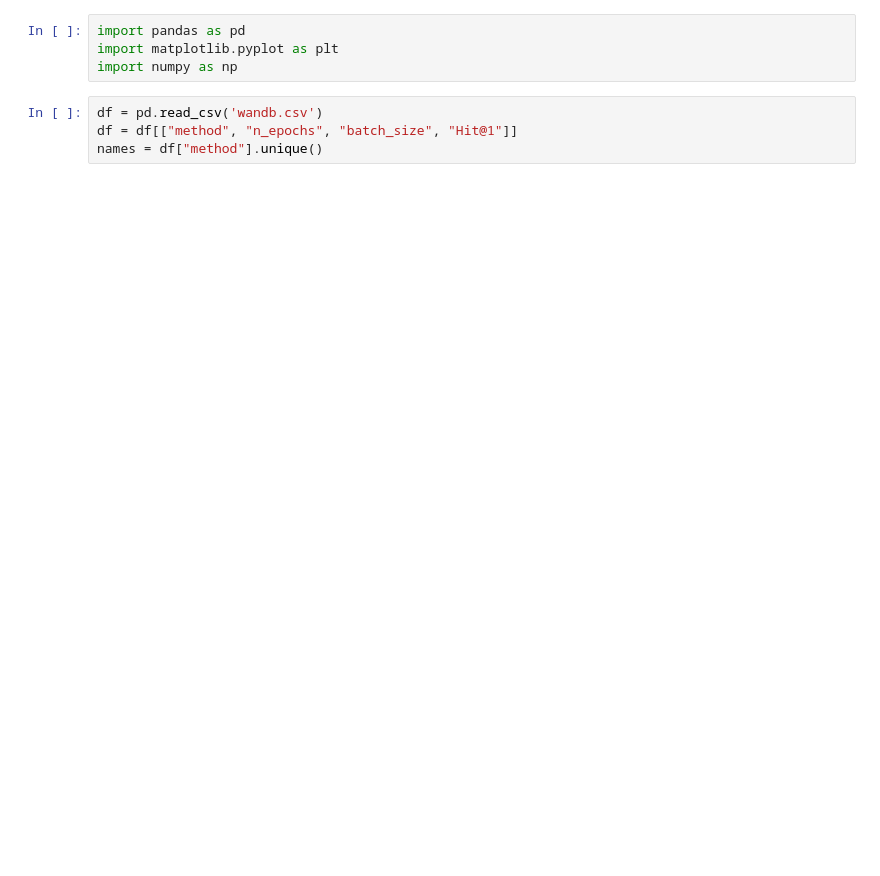
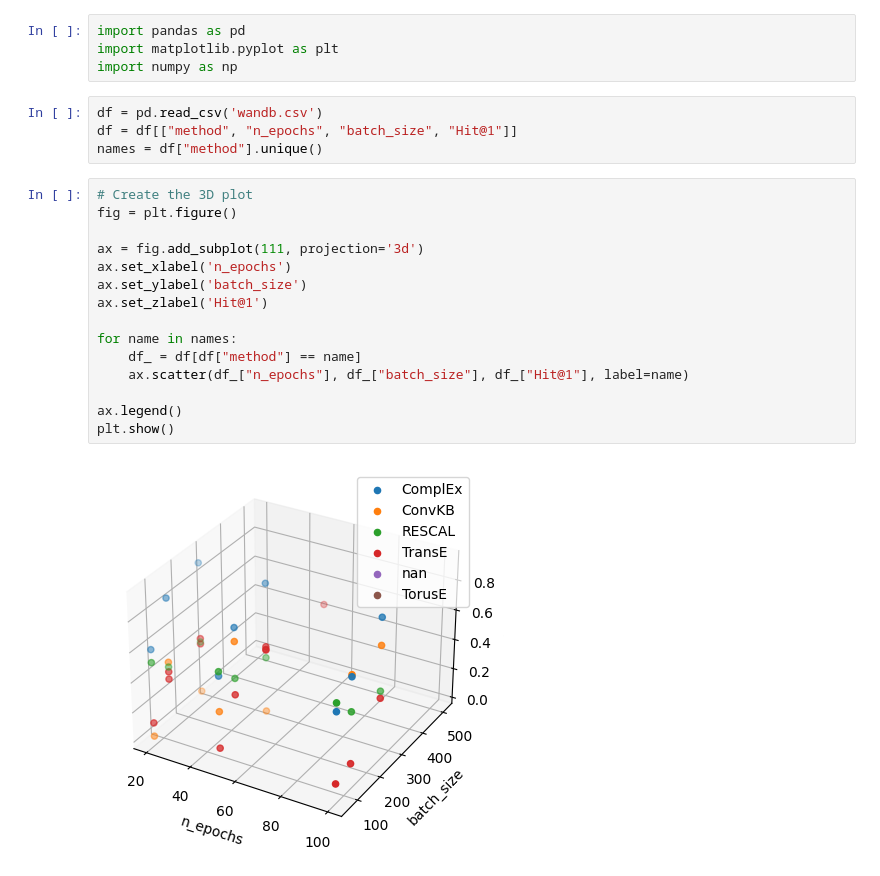
Before and after one commit to atoffano/KGene2Pheno, a Jupyter notebook: fig.ipynb, the cells around one changed output. Drawn from its saved outputs; the diff is of its cells as text; blank space fills up the shorter version.

```diff
--- a/fig.ipynb
+++ b/fig.ipynb
@@ -6,4 +6,21 @@ import numpy as np
 df = pd.read_csv('wandb.csv')
 df = df[["method", "n_epochs", "batch_size", "Hit@1"]]
 names = df["method"].unique()
+# %%
+# Create the 3D plot
+fig = plt.figure()
+
+ax = fig.add_subplot(111, projection='3d')
+ax.set_xlabel('n_epochs')
+ax.set_ylabel('batch_size')
+ax.set_zlabel('Hit@1')
+
+for name in names:
+    df_ = df[df["method"] == name]
+    ax.scatter(df_["n_epochs"], df_["batch_size"], df_["Hit@1"], label=name)
+
+ax.legend()
+plt.show()
+# %% [output]
+[figure, added]
 # %%
```
Also changed, not shown: parts of 1 cell of this notebook, 3 other files.
